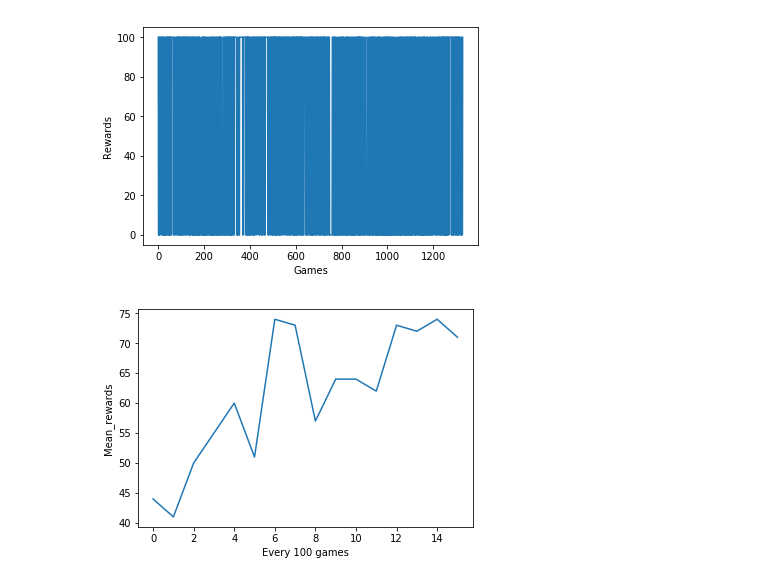
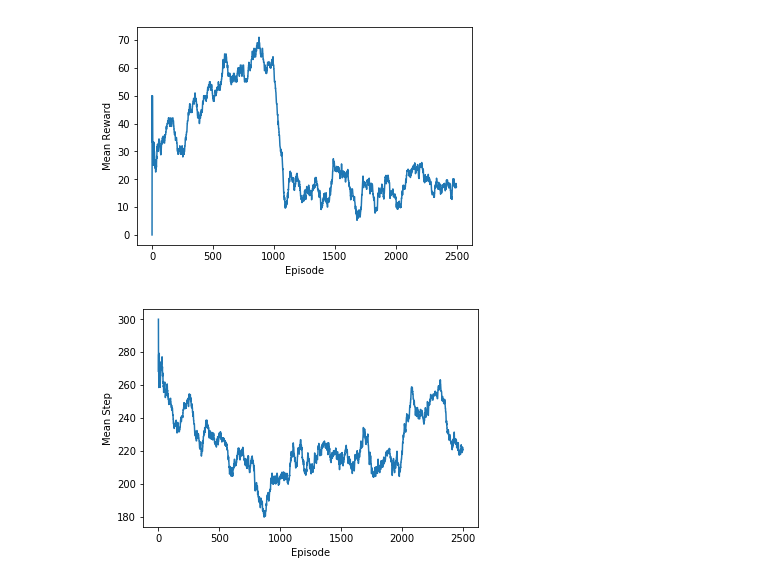
Before and after one commit to xiaoyuxin1002/ctf_public, a Jupyter notebook: plot.ipynb, the cells around one changed output. Drawn from its saved outputs; the diff is of its cells as text; code cells hidden in the pictures.

```diff
--- a/plot.ipynb
+++ b/plot.ipynb
@@ -9,7 +14,10 @@ rewards = [float(item) for item in rewards]
+# %%
+mean_reward = [np.mean(rewards[max(i-100,0):i]) for i in range(1, len(rewards)+1)]
+mean_step = [np.mean(steps[max(i-100,0):i]) for i in range(1, len(steps)+1)]
 # %%
-plt.plot(rewards)
-plt.xlabel('Games')
-plt.ylabel('Rewards')
-plt.savefig('rewards.png', dpi=1000)
+plt.plot(mean_reward)
+plt.xlabel('Episode')
+plt.ylabel('Mean Reward')
+plt.savefig('Mean Reward.png', dpi=1000)
 # %% [output]
-[figure, old version]
+[figure, new version]
@@ -20,7 +24,7 @@ for i in range(int(len(rewards)/100)):
 # %%
-plt.plot(mean_rewards_100)
-plt.xlabel('Every 100 games')
-plt.ylabel('Mean_rewards')
-plt.savefig('mean_rewards.png', dpi=1000)
+plt.plot(mean_step)
+plt.xlabel('Episode')
+plt.ylabel('Mean Step')
+plt.savefig('Mean Step.png', dpi=1000)
 # %% [output]
-[figure, old version]
+[figure, new version]
```
Also changed, not shown: parts of 5 cells of this notebook, 33 other files.
